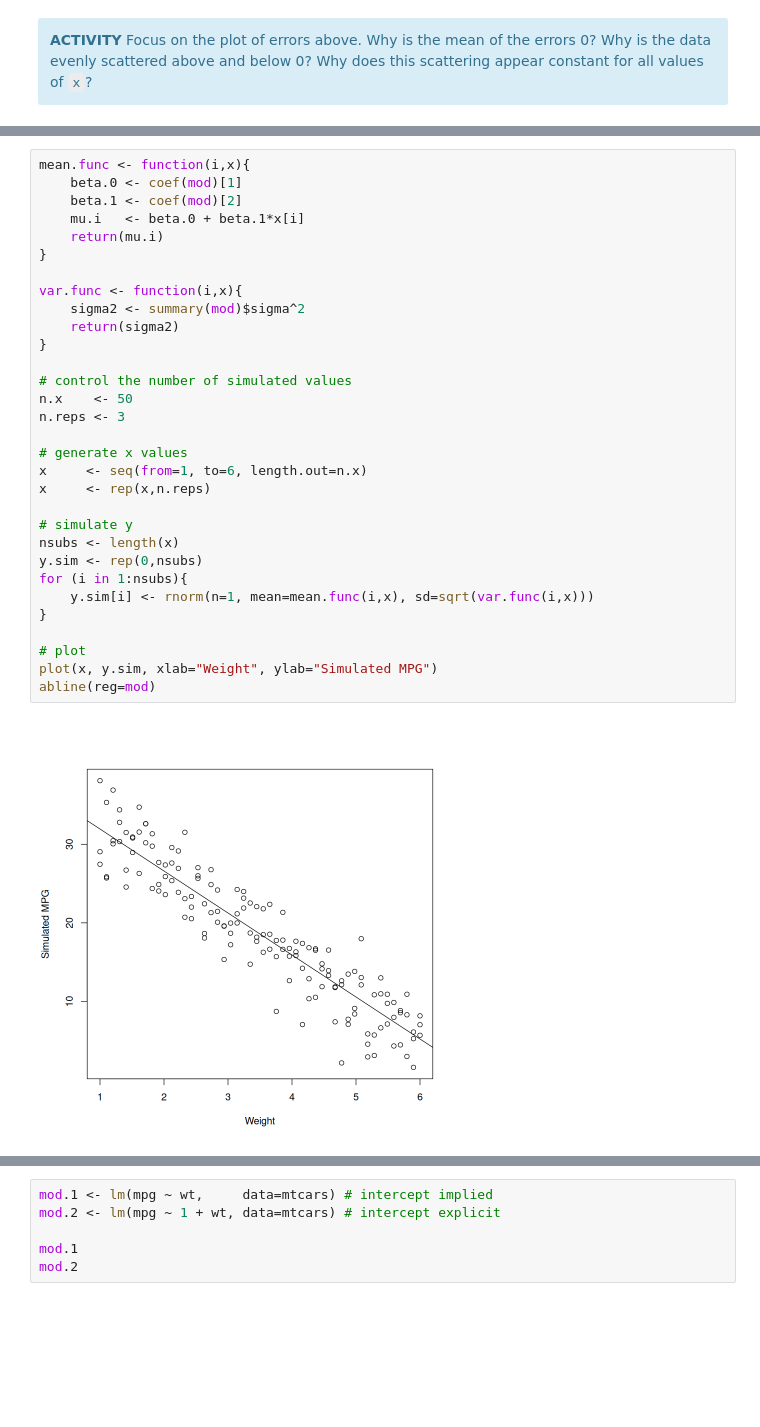
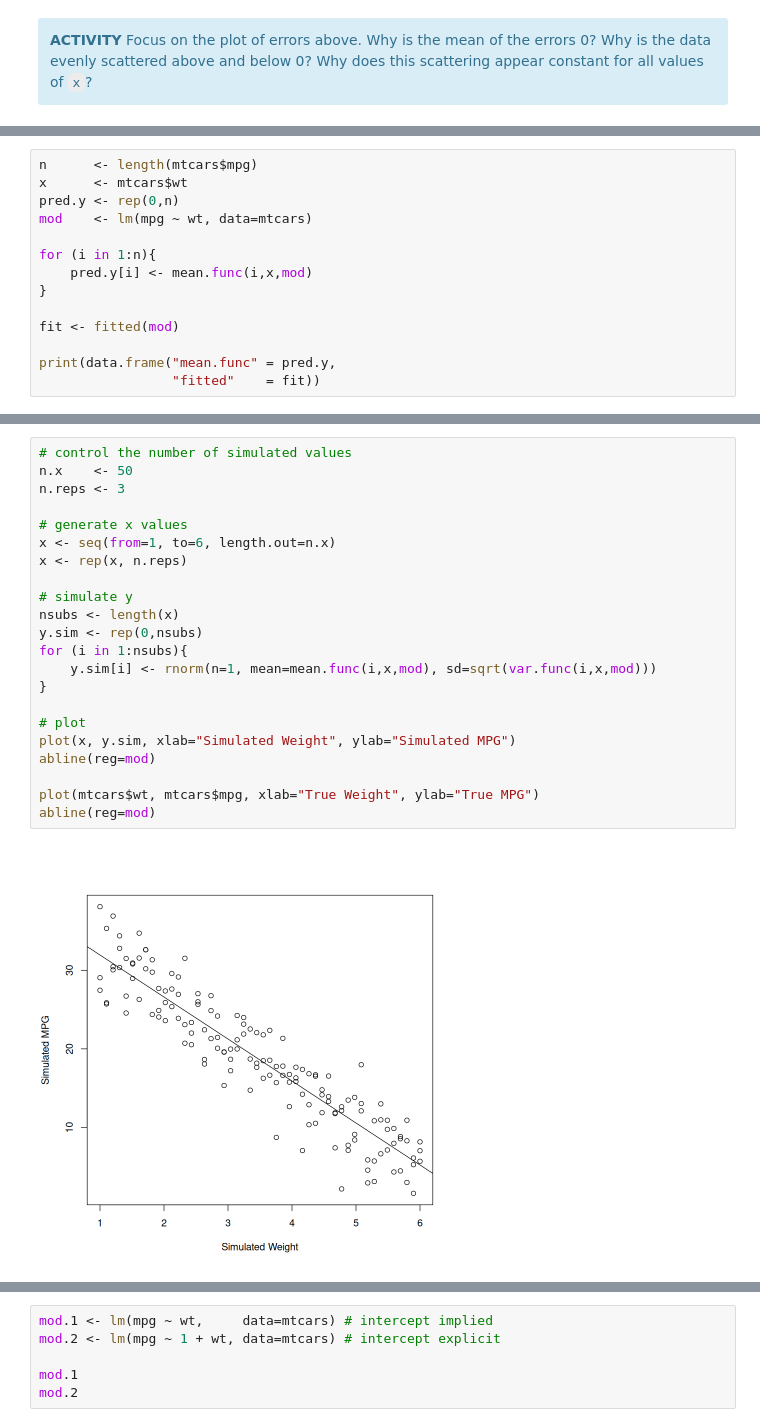
Before and after one commit to PCHN63101-Advanced-Data-Skills/Simple-Multiple-Regression, a Jupyter notebook: _build/jupyter_execute/regression-workshop.ipynb, the cells around one changed output, grey strips where cells are left out. Saved outputs shown, nothing was run; the diff lists cells and outputs as text; blank space fills up the shorter version.

```diff
--- a/_build/jupyter_execute/regression-workshop.ipynb
+++ b/_build/jupyter_execute/regression-workshop.ipynb
@@ -171,0 +190,14 @@ mod <- lm(mpg ~ wt, data=mtcars)
+# %%
+n      <- length(mtcars$mpg)
+x      <- mtcars$wt
+pred.y <- rep(0,n)
+mod    <- lm(mpg ~ wt, data=mtcars)
+
+for (i in 1:n){
+    pred.y[i] <- mean.func(i,x,mod)
+}
+
+fit <- fitted(mod)
+
+print(data.frame("mean.func" = pred.y,
+                 "fitted"    = fit))
@@ -176,33 +239,24 @@ We can also simulate some data based on this model and see whether it looks simi
 # %%
-mean.func <- function(i,x){
-    beta.0 <- coef(mod)[1]
-    beta.1 <- coef(mod)[2]
-    mu.i   <- beta.0 + beta.1*x[i]
-    return(mu.i)
-}
-
-var.func <- function(i,x){
-    sigma2 <- summary(mod)$sigma^2
-    return(sigma2)
-}
-
 # control the number of simulated values
 n.x    <- 50
 n.reps <- 3
 
 # generate x values
-x     <- seq(from=1, to=6, length.out=n.x)
-x     <- rep(x,n.reps)
+x <- seq(from=1, to=6, length.out=n.x)
+x <- rep(x, n.reps)
 
 # simulate y
 nsubs <- length(x)
 y.sim <- rep(0,nsubs)
 for (i in 1:nsubs){
-    y.sim[i] <- rnorm(n=1, mean=mean.func(i,x), sd=sqrt(var.func(i,x)))
+    y.sim[i] <- rnorm(n=1, mean=mean.func(i,x,mod), sd=sqrt(var.func(i,x,mod)))
 }
 
 # plot
-plot(x, y.sim, xlab="Weight", ylab="Simulated MPG")
+plot(x, y.sim, xlab="Simulated Weight", ylab="Simulated MPG")
 abline(reg=mod)
+
+plot(mtcars$wt, mtcars$mpg, xlab="True Weight", ylab="True MPG")
+abline(reg=mod)
 # %% [output]
-[figure, old version]
+[figure, new version]
```
Also changed, not shown: parts of 48 cells of this notebook, 42 other files.
